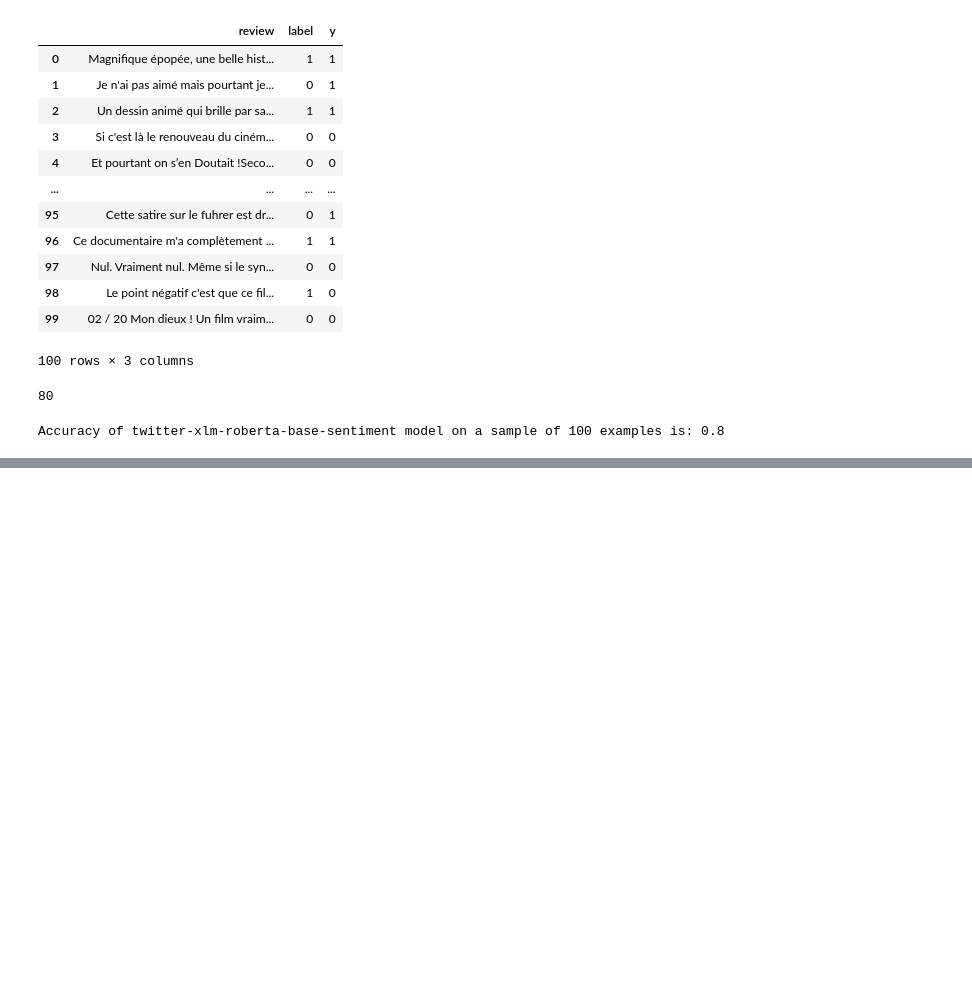
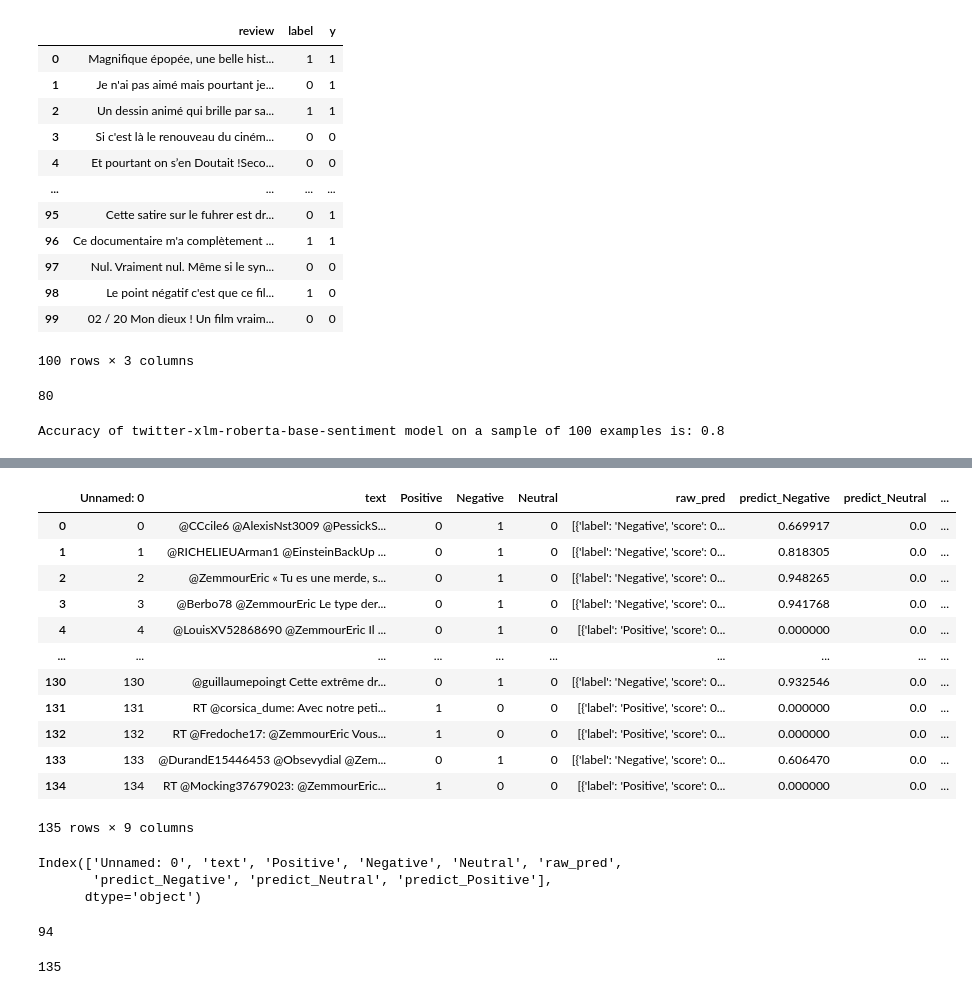
Before and after one commit to 42-AI/SentimentalBB, a Jupyter notebook: notebooks/twitter_xlm_roberta_base_sentiment.ipynb, the cells around one changed output, grey strips where cells are left out. Drawn from its saved outputs; the diff is of its cells as text; code cells hidden in the pictures; blank space fills up the shorter version.

```diff
--- a/notebooks/twitter_xlm_roberta_base_sentiment.ipynb
+++ b/notebooks/twitter_xlm_roberta_base_sentiment.ipynb
@@ -103,0 +414,17 @@ df.to_csv('../src/tests/dataset_allocine_100.csv')
+# %%
+df["predict_Neutral"] = df["predict_Neutral"] * new_pred_score
+df
+# %% [output]
+|  | Unnamed: 0 | text | Positive | Negative | Neutral | raw_pred | predict_Negative | predict_Neutral | ... |
+| 0 | 0 | @CCcile6 @AlexisNst3009 @PessickS... | 0 | 1 | 0 | [{'label': 'Negative', 'score': 0... | 0.669917 | 0.0 | ... |
+| 1 | 1 | @RICHELIEUArman1 @EinsteinBackUp ... | 0 | 1 | 0 | [{'label': 'Negative', 'score': 0... | 0.818305 | 0.0 | ... |
+| 2 | 2 | @ZemmourEric « Tu es une merde, s... | 0 | 1 | 0 | [{'label': 'Negative', 'score': 0... | 0.948265 | 0.0 | ... |
+| 3 | 3 | @Berbo78 @ZemmourEric Le type der... | 0 | 1 | 0 | [{'label': 'Negative', 'score': 0... | 0.941768 | 0.0 | ... |
+| 4 | 4 | @LouisXV52868690 @ZemmourEric Il ... | 0 | 1 | 0 | [{'label': 'Positive', 'score': 0... | 0.000000 | 0.0 | ... |
+| ... | ... | ... | ... | ... | ... | ... | ... | ... | ... |
+| 130 | 130 | @guillaumepoingt Cette extrême dr... | 0 | 1 | 0 | [{'label': 'Negative', 'score': 0... | 0.932546 | 0.0 | ... |
+| 131 | 131 | RT @corsica_dume: Avec notre peti... | 1 | 0 | 0 | [{'label': 'Positive', 'score': 0... | 0.000000 | 0.0 | ... |
+| 132 | 132 | RT @Fredoche17: @ZemmourEric Vous... | 1 | 0 | 0 | [{'label': 'Positive', 'score': 0... | 0.000000 | 0.0 | ... |
+| 133 | 133 | @DurandE15446453 @Obsevydial @Zem... | 0 | 1 | 0 | [{'label': 'Negative', 'score': 0... | 0.606470 | 0.0 | ... |
+| 134 | 134 | RT @Mocking37679023: @ZemmourEric... | 1 | 0 | 0 | [{'label': 'Positive', 'score': 0... | 0.000000 | 0.0 | ... |
+135 rows × 9 columns
@@ -103,0 +433,14 @@ df.to_csv('../src/tests/dataset_allocine_100.csv')
+# %%
+df.columns
+# %% [output]
+Index(['Unnamed: 0', 'text', 'Positive', 'Negative', 'Neutral', 'raw_pred',
+       'predict_Negative', 'predict_Neutral', 'predict_Positive'],
+      dtype='object')
+# %%
+df[((df['predict_Negative'] != 0).astype(int) == df['Negative'])].shape[0]
+# %% [output]
+94
+# %%
+df.shape[0]
+# %% [output]
+135
```
Also changed, not shown: parts of 37 cells of this notebook, 4 other files.
